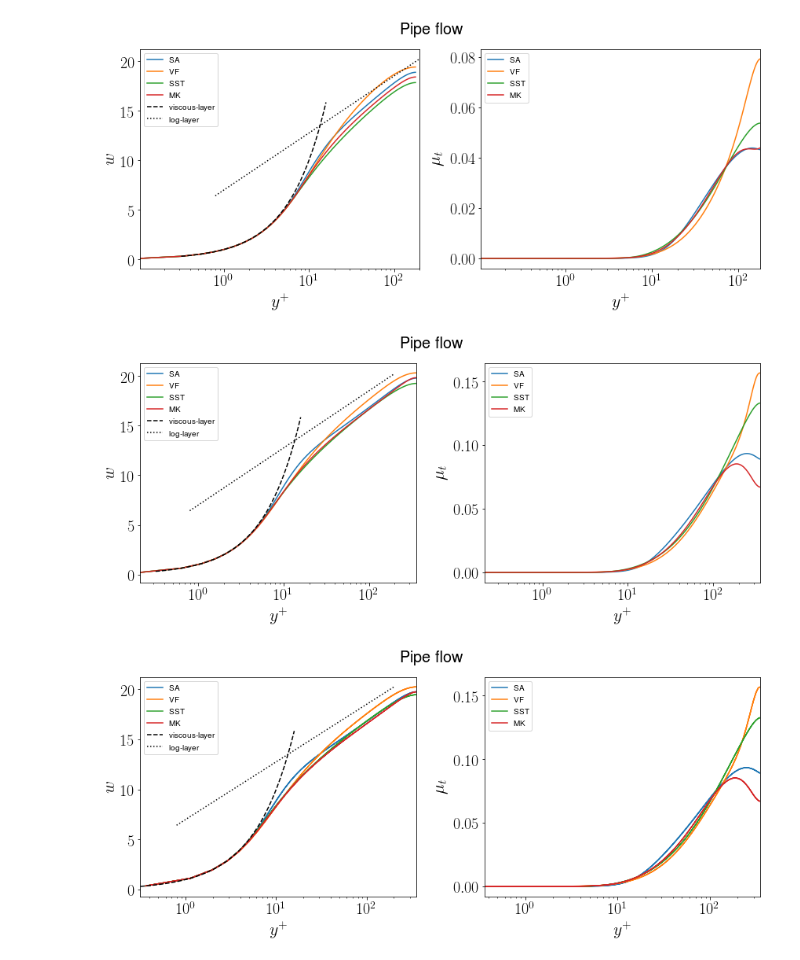
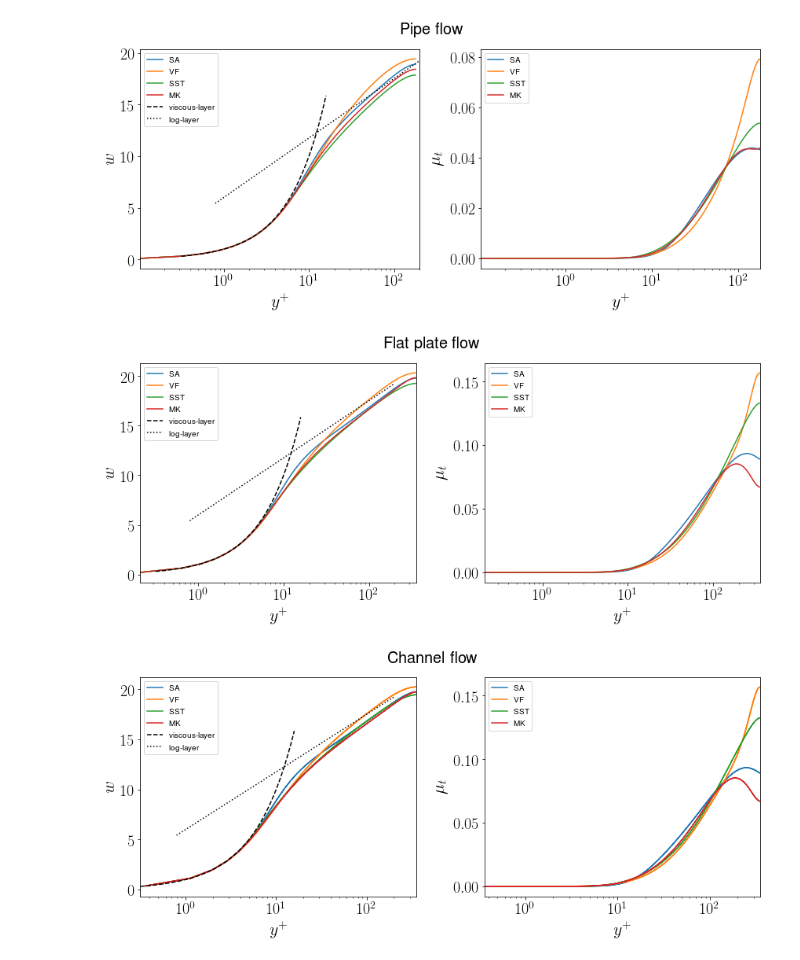
Before and after one commit to Fluid-Dynamics-Of-Energy-Systems-Team/RANS_pipe, a Jupyter notebook: notebooks/Validation.ipynb, the cells around one changed output. Cells and saved outputs as stored; diff of their text form; code cells hidden in the pictures.

```diff
--- a/notebooks/Validation.ipynb
+++ b/notebooks/Validation.ipynb
@@ -27,7 +27,7 @@ df_vis = pd.DataFrame(np.array([y,y]).T, columns=['yp','w'])
 #log law
 y2 = np.logspace(-.1,2.3,100)
 kappa = 0.40
-w2 = (1/kappa)*np.log(y2) +7
+w2 = (1/kappa)*np.log(y2) +6
 df_log = pd.DataFrame(np.array([y2,w2]).T, columns=['yp','w'])
 # %%
 fig,(ax1,ax2) =plt.subplots(1,2, figsize=(12,5.5))
@@ -50,27 +50,27 @@ fig.tight_layout(rect=[0.,0.,1.0, 0.9]),
 fig.suptitle('Pipe flow', y=0.95, fontsize=20)
 fig.savefig("pipe.png")
 # %% [output]
-[figure, old version]
+[figure, new version]
 # %%
 fig,(ax1,ax2) =plt.subplots(1,2, figsize=(12,5.5))
 for i,df in enumerate(dfs_bl):
     df.plot('yp','w',ax=ax1, label=turbmodels[i])
     df.plot('yp','mut',ax=ax2, label=turbmodels[i])
 df_vis.plot('yp','w',ax=ax1,linestyle='--',color='k',label='viscous-layer')
 df_log.plot('yp','w',ax=ax1,linestyle=':' ,color='k',label='log-layer')
 ax1.set_xlabel("$\displaystyle y^+$",  fontsize=22)
 ax1.set_ylabel("$\displaystyle w$",  fontsize=22)
 ax1.tick_params(labelsize=20)
 ax1.set_xscale("log")
 ax2.set_xlabel("$\displaystyle y^+$",  fontsize=22)
 ax2.set_ylabel("$\displaystyle \mu_t$",fontsize=22)
 ax2.tick_params(labelsize=20)
 ax2.set_xscale("log")
 fig.tight_layout(rect=[0.,0.,1.0, 0.9]),
-fig.suptitle('Pipe flow', y=0.95, fontsize=20)
-fig.savefig("pipe.png")
+fig.suptitle('Flat plate flow', y=0.95, fontsize=20)
+fig.savefig("bl.png")
 # %% [output]
-[figure, old version]
+[figure, new version]
 # %%
 fig,(ax1,ax2) =plt.subplots(1,2, figsize=(12,5.5))
 for i,df in enumerate(dfs_chan):
@@ -87,7 +87,7 @@ ax2.set_ylabel("$\displaystyle \mu_t$",fontsize=22)
 ax2.tick_params(labelsize=20)
 ax2.set_xscale("log")
 fig.tight_layout(rect=[0.,0.,1.0, 0.9]),
-fig.suptitle('Pipe flow', y=0.95, fontsize=20)
-fig.savefig("pipe.png")
+fig.suptitle('Channel flow', y=0.95, fontsize=20)
+fig.savefig("channel.png")
 # %% [output]
-[figure, old version]
+[figure, new version]
```
Also changed, not shown: 3 other files.
